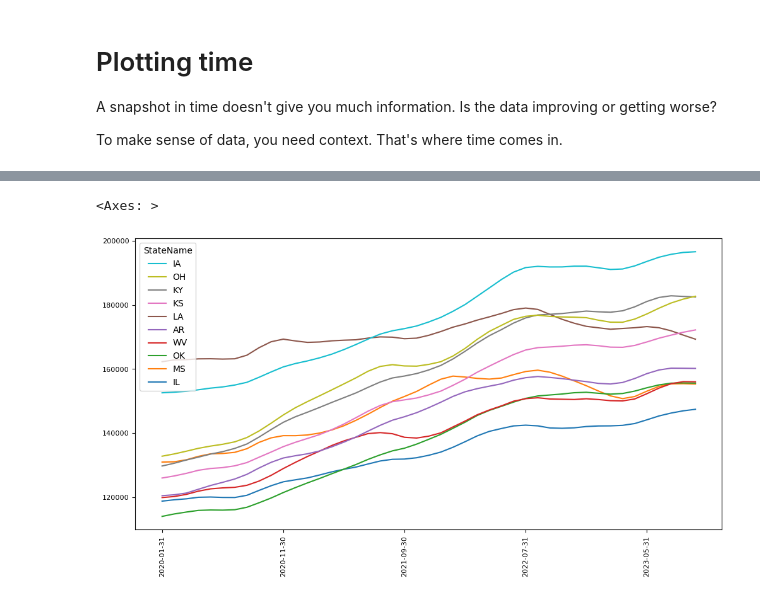
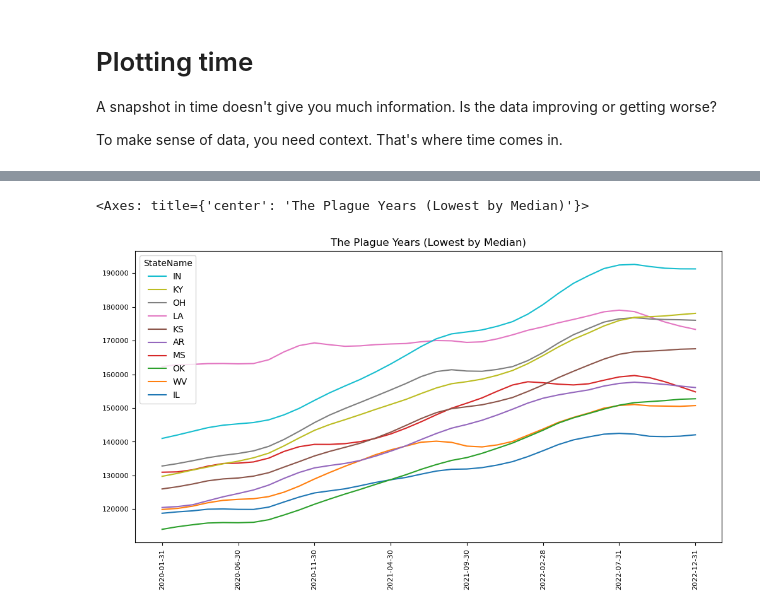
Before and after one commit to jsuddsjr/data-exploration, a Jupyter notebook: 03-time.ipynb, the cells around one changed output, grey strips where cells are left out. Saved outputs shown, nothing was run; the diff lists cells and outputs as text; code cells hidden in the pictures.

```diff
--- a/03-time.ipynb
+++ b/03-time.ipynb
@@ -25,6 +60,6 @@ df.head(2)
 # %%
 
-cols = [c for c in df.columns if c.startswith(('2020','2021','2022','2023'))]
+cols = [c for c in df.columns if c.startswith(('2020','2021','2022'))]
 md = df.groupby('StateName')[cols].mean().nlargest(10, columns=cols[-1]).transpose()
-md.plot(figsize=(12,6), rot=90, fontsize=8)
+md.plot(figsize=(12,6), rot=90, fontsize=8, title="The Plague Years (Highest by Median)")
 # %% [output]
@@ -33,7 +76,6 @@ md.plot(figsize=(12,6), rot=90, fontsize=8)
 # %%
-cols = [c for c in df.columns if c.startswith(('2020','2021','2022', '2023'))]
 md = df.groupby('StateName')[cols].mean().nsmallest(10, columns=cols[-1]).transpose()
-md.plot(figsize=(12,6), rot=90, fontsize=8, legend='reverse')
+md.plot(figsize=(12,6), rot=90, fontsize=8, legend='reverse', title="The Plague Years (Lowest by Median)")
 # %% [output]
-<Axes: >
+<Axes: title={'center': 'The Plague Years (Lowest by Median)'}>
-[figure, old version]
+[figure, new version]
```
Also changed, not shown: parts of 9 cells of this notebook, 1 other file.
